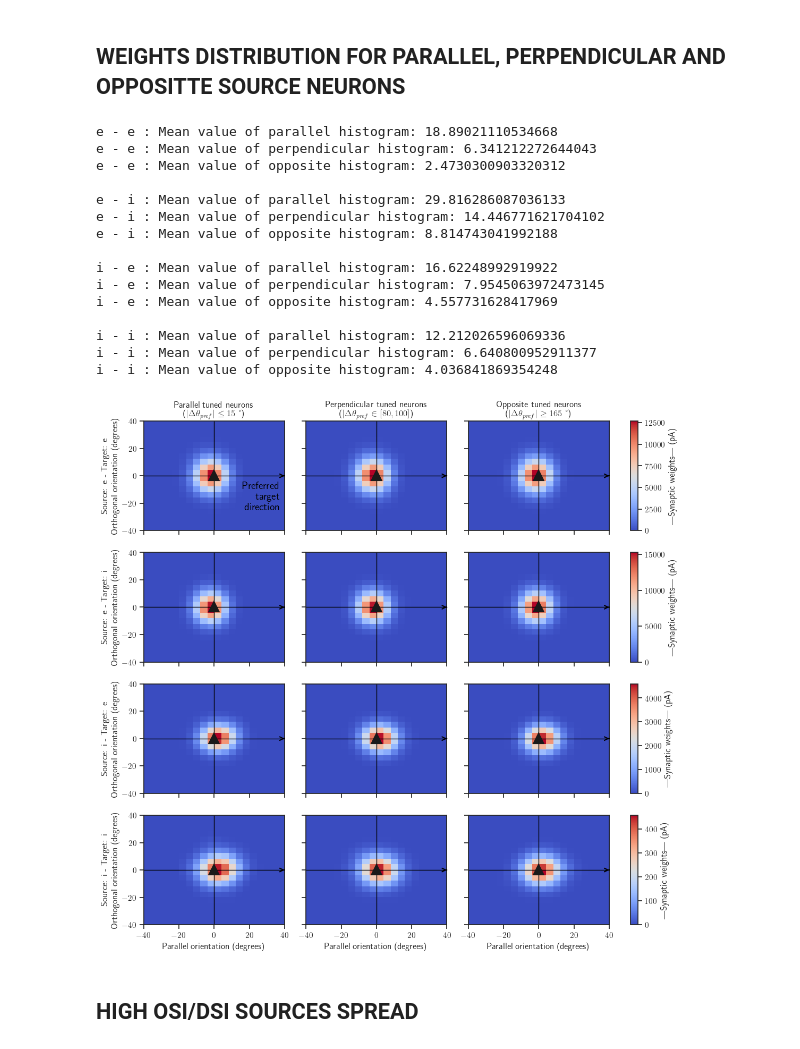
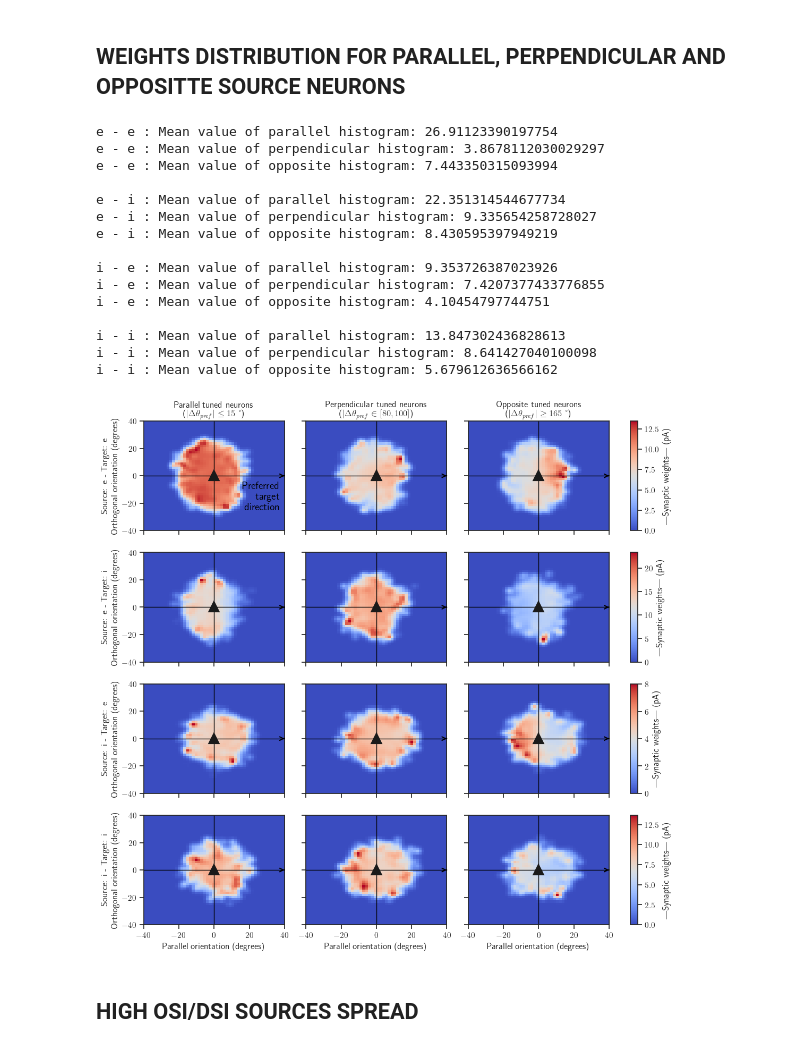
Before and after one commit to JavierGalvan9/V1_GLIF_model, a Jupyter notebook: osi_dsi_analysis.ipynb, the cells around one changed output. Drawn from its saved outputs; the diff is of its cells as text; code cells hidden in the pictures.

```diff
--- a/osi_dsi_analysis.ipynb
+++ b/osi_dsi_analysis.ipynb
@@ -404,7 +388,8 @@ gs = gridspec.GridSpec(len(source_cell_types) * len(target_cell_types), 4, width
 plot_index = 0
 for row, source_cell_type in enumerate(source_cell_types):
     # Select source and target IDs
-    source_tf_ids = df.index[(df['ei'] == source_cell_type) & (df['region'] == 'core') & (df['OSI'] > 0.2)].astype(np.int32).values
+    # source_tf_ids = df.index[(df['ei'] == source_cell_type) & (df['region'] == 'core') & (df['OSI'] > 0.2)].astype(np.int32).values
+    source_tf_ids = df.index[(df['ei'] == source_cell_type) & (df['region'] == 'core')].astype(np.int32).values
     for col, target_cell_type in enumerate(target_cell_types):
         target_tf_ids = df.index[(df['ei'] == target_cell_type) & (df['region'] == 'core')].astype(np.int32).values
         # Create sets for fast lookup
@@ -441,20 +426,25 @@ for row, source_cell_type in enumerate(source_cell_types):
         parallel_tuning_mask = tuning_angle_diff < 15
         parallel_diff_x = diff_x_rot[parallel_tuning_mask]
         parallel_diff_z = diff_z_rot[parallel_tuning_mask]
-        parallel_final_value_masked = initial_value_masked[parallel_tuning_mask]
+        parallel_final_value_masked = final_value_masked[parallel_tuning_mask]
+        # parallel_final_value_masked = initial_value_masked[parallel_tuning_mask]
+
         # Orthogonal
         orthogonal_tuning_mask = np.logical_and(tuning_angle_diff > 80, tuning_angle_diff < 100)
         orthogonal_diff_x = diff_x_rot[orthogonal_tuning_mask]
         orthogonal_diff_z = diff_z_rot[orthogonal_tuning_mask]
-        orthogonal_final_value_masked = initial_value_masked[orthogonal_tuning_mask]
+        orthogonal_final_value_masked = final_value_masked[orthogonal_tuning_mask]
+        # orthogonal_final_value_masked = initial_value_masked[orthogonal_tuning_mask]
         # Opposite
         opposite_tuning_mask = tuning_angle_diff > 165
         opposite_diff_x = diff_x_rot[opposite_tuning_mask]
         opposite_diff_z = diff_z_rot[opposite_tuning_mask]
-        opposite_final_value_masked = initial_value_masked[opposite_tuning_mask]
+        opposite_final_value_masked = final_value_masked[opposite_tuning_mask]
+        # opposite_final_value_masked = initial_value_masked[opposite_tuning_mask]
 
-        bins = 20
+        bins = 50
         area_dimensions = [[-40, 40], [-40, 40]]
+        # area_dimensions = [[-10, 10], [-10, 10]]
         # Parallel
         H_parallel, xedges_parallel, yedges_parallel = np.histogram2d(parallel_diff_x, parallel_diff_z, bins=bins, range=area_dimensions, weights=parallel_final_value_masked)
         count_parallel, _, _ = np.histogram2d(parallel_diff_x, parallel_diff_z, range=area_dimensions, bins=bins)
@@ -518,47 +508,47 @@ for row, source_cell_type in enumerate(source_cell_types):
         ax_opposite.plot(0, 0, 'k^', markersize=12, markeredgewidth=3, label='Target neuron')
 
         if row == 0 and col == 0:
             ax_parallel.set_title(f'Parallel tuned neurons\n' + r'($|\Delta \theta_{pref}| \leq 15$ °)')
-            ax_perpendicular.set_title(f'Perpendicular tuned neurons\n' + r'($|\Delta \theta_{pref} \in [80, 100]$)')
+            ax_perpendicular.set_title(f'Perpendicular tuned neurons\n' + r'($|\Delta \theta_{pref} \in [75, 105]$)')
             ax_opposite.set_title(f'Opposite tuned neurons\n' + r'($|\Delta \theta_{pref}| \geq 165$ °)')
             # Position for the centered text at the right end of the x-axis
             x_right = ax_parallel.get_xlim()[1] - 0.03 * (ax_parallel.get_xlim()[1] - ax_parallel.get_xlim()[0])  # Move left by 10% of x-axis range
             y_position = -0.05 * (ax_parallel.get_ylim()[1] - ax_parallel.get_ylim()[0])
             ax_parallel.text(x_right, y_position,
                     'Preferred \n target\n direction', color='black', ha='right', va='top', fontsize=14, weight='bold')
 
         plt.setp(ax_perpendicular.get_yticklabels(), visible=False)
         plt.setp(ax_opposite.get_yticklabels(), visible=False)
         plot_index += 1
 
 for i in range(plot_index-1):
     plt.setp(plt.subplot(gs[i, 0]).get_xticklabels(), visible=False)
     plt.setp(plt.subplot(gs[i, 1]).get_xticklabels(), visible=False)
     plt.setp(plt.subplot(gs[i, 2]).get_xticklabels(), visible=False)
 
 plt.subplot(gs[plot_index-1, 0]).set_xlabel('Parallel orientation (degrees)')
 plt.subplot(gs[plot_index-1, 1]).set_xlabel('Parallel orientation (degrees)')
 plt.subplot(gs[plot_index-1, 2]).set_xlabel('Parallel orientation (degrees)')
 
 # fig.suptitle(f'Source Area: {source_area}, Target Area: {target_area}', fontsize=18)
 plt.show()
 # %% [output]
-e - e : Mean value of parallel histogram: 18.89021110534668
-e - e : Mean value of perpendicular histogram: 6.341212272644043
-e - e : Mean value of opposite histogram: 2.4730300903320312
+e - e : Mean value of parallel histogram: 26.91123390197754
+e - e : Mean value of perpendicular histogram: 3.8678112030029297
+e - e : Mean value of opposite histogram: 7.443350315093994
 
-e - i : Mean value of parallel histogram: 29.816286087036133
-e - i : Mean value of perpendicular histogram: 14.446771621704102
-e - i : Mean value of opposite histogram: 8.814743041992188
+e - i : Mean value of parallel histogram: 22.351314544677734
+e - i : Mean value of perpendicular histogram: 9.335654258728027
+e - i : Mean value of opposite histogram: 8.430595397949219
 
-i - e : Mean value of parallel histogram: 16.62248992919922
-i - e : Mean value of perpendicular histogram: 7.9545063972473145
-i - e : Mean value of opposite histogram: 4.557731628417969
+i - e : Mean value of parallel histogram: 9.353726387023926
+i - e : Mean value of perpendicular histogram: 7.4207377433776855
+i - e : Mean value of opposite histogram: 4.10454797744751
 
-i - i : Mean value of parallel histogram: 12.212026596069336
-i - i : Mean value of perpendicular histogram: 6.640800952911377
-i - i : Mean value of opposite histogram: 4.036841869354248
+i - i : Mean value of parallel histogram: 13.847302436828613
+i - i : Mean value of perpendicular histogram: 8.641427040100098
+i - i : Mean value of opposite histogram: 5.679612636566162
-[figure, old version]
+[figure, new version]
 # %% [markdown]
 ## HIGH OSI/DSI SOURCES SPREAD
 # %%
```
Also changed, not shown: parts of 8 cells of this notebook, 16 other files.
